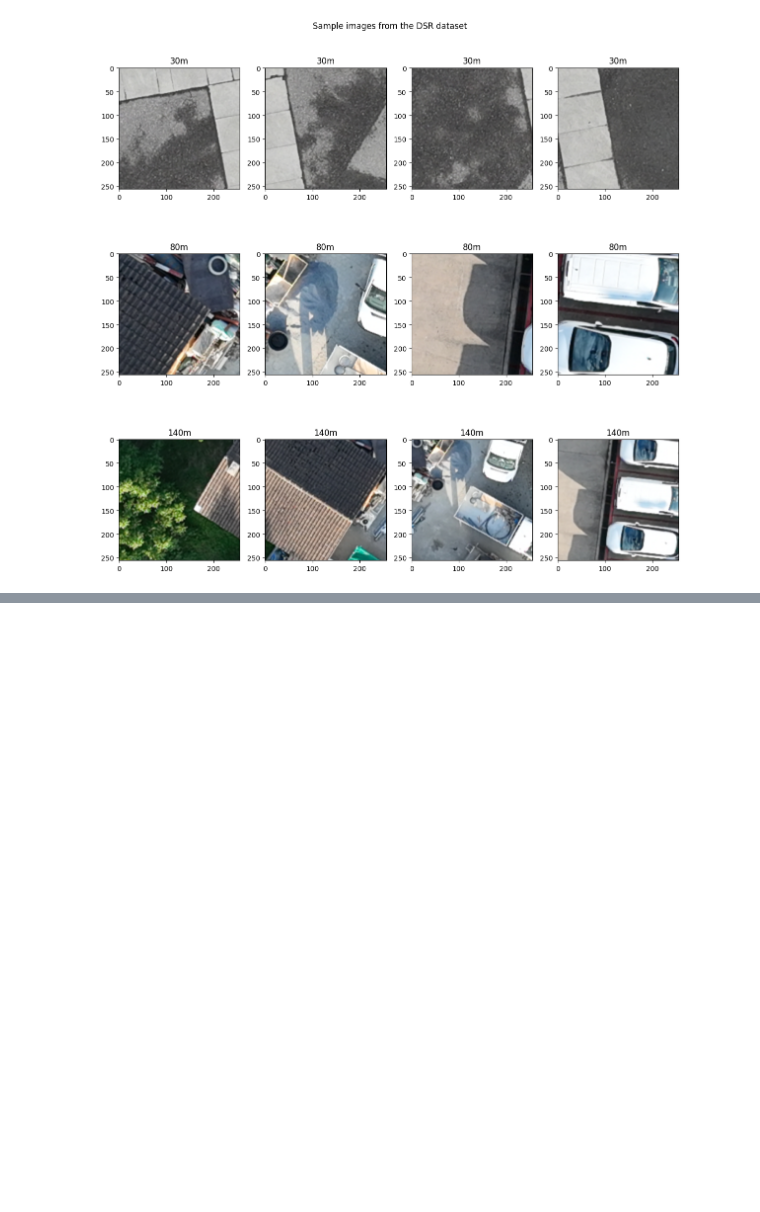
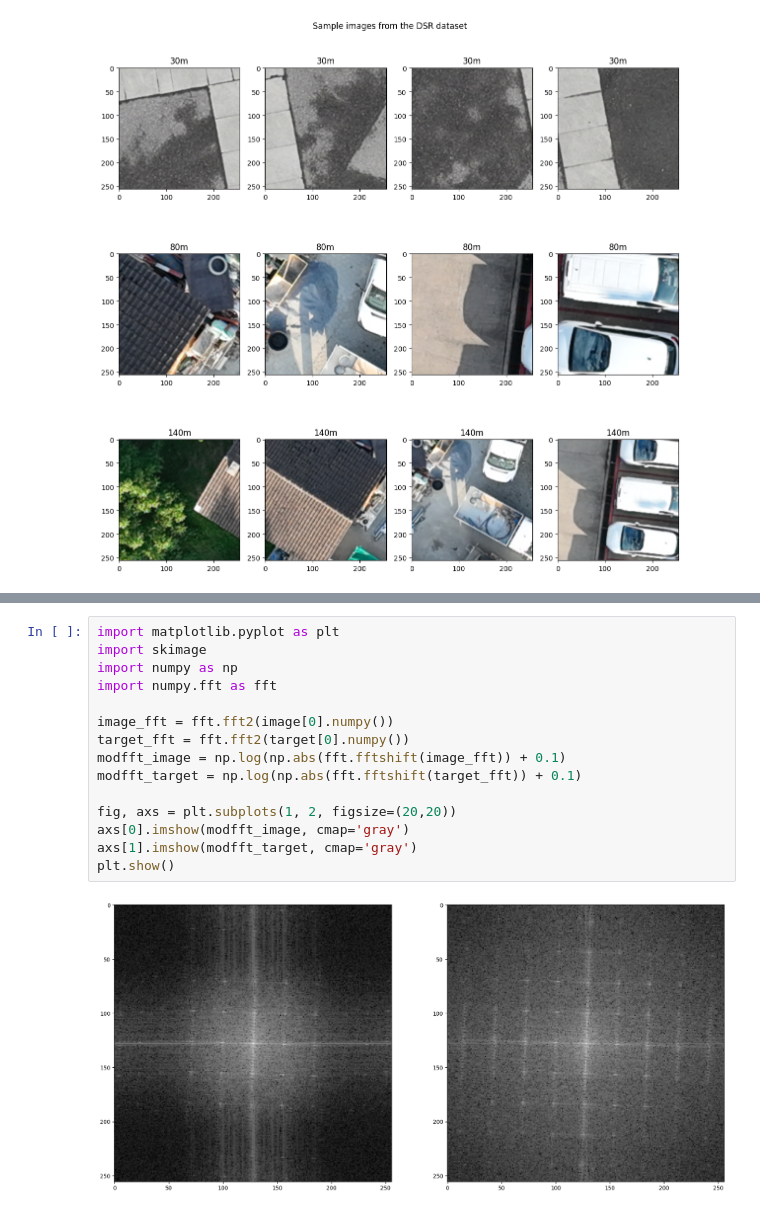
Before and after one commit to AngelUrq/diffusion-sr, a Jupyter notebook: data.ipynb, the cells around one changed output, grey strips where cells are left out. Drawn from its saved outputs; the diff is of its cells as text; blank space fills up the shorter version.

```diff
--- a/data.ipynb
+++ b/data.ipynb
@@ -134,0 +147,17 @@ plt.tight_layout()
+# %%
+import matplotlib.pyplot as plt
+import skimage
+import numpy as np
+import numpy.fft as fft
+
+image_fft = fft.fft2(image[0].numpy())
+target_fft = fft.fft2(target[0].numpy())
+modfft_image = np.log(np.abs(fft.fftshift(image_fft)) + 0.1)
+modfft_target = np.log(np.abs(fft.fftshift(target_fft)) + 0.1)
+
+fig, axs = plt.subplots(1, 2, figsize=(20,20))
+axs[0].imshow(modfft_image, cmap='gray')
+axs[1].imshow(modfft_target, cmap='gray')
+plt.show()
+# %% [output]
+[figure, added]
```
Also changed, not shown: parts of 1 cell of this notebook, 3 other files.
